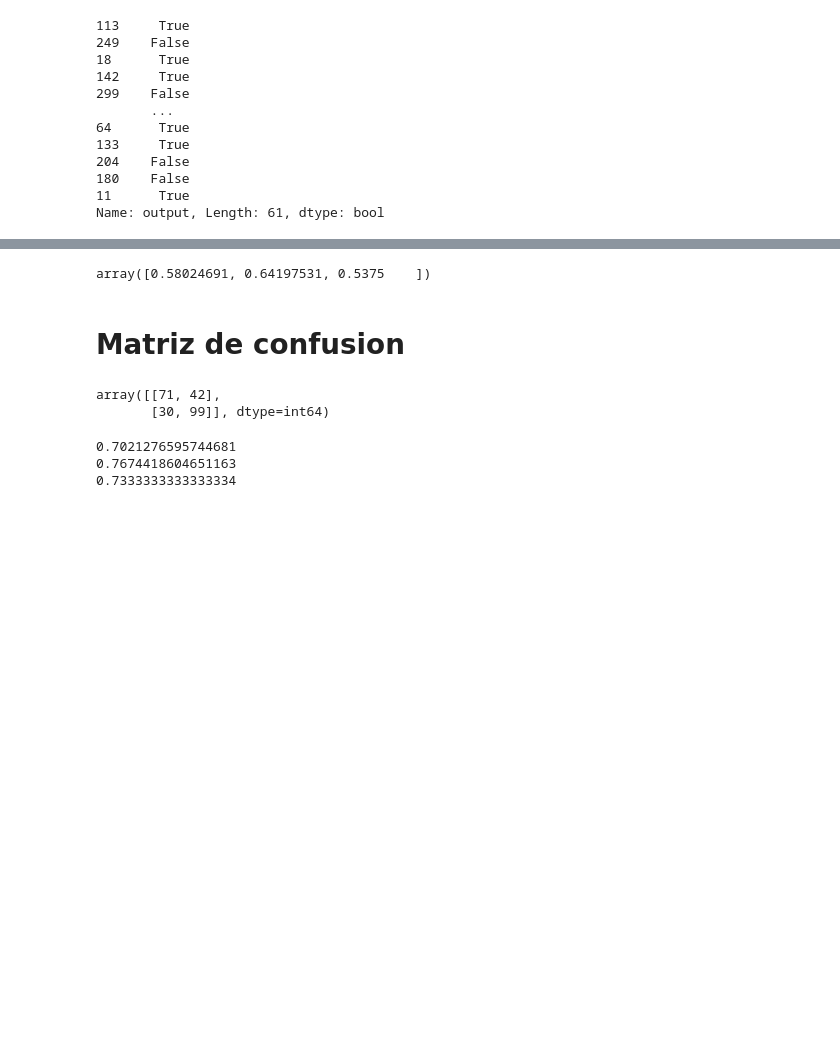
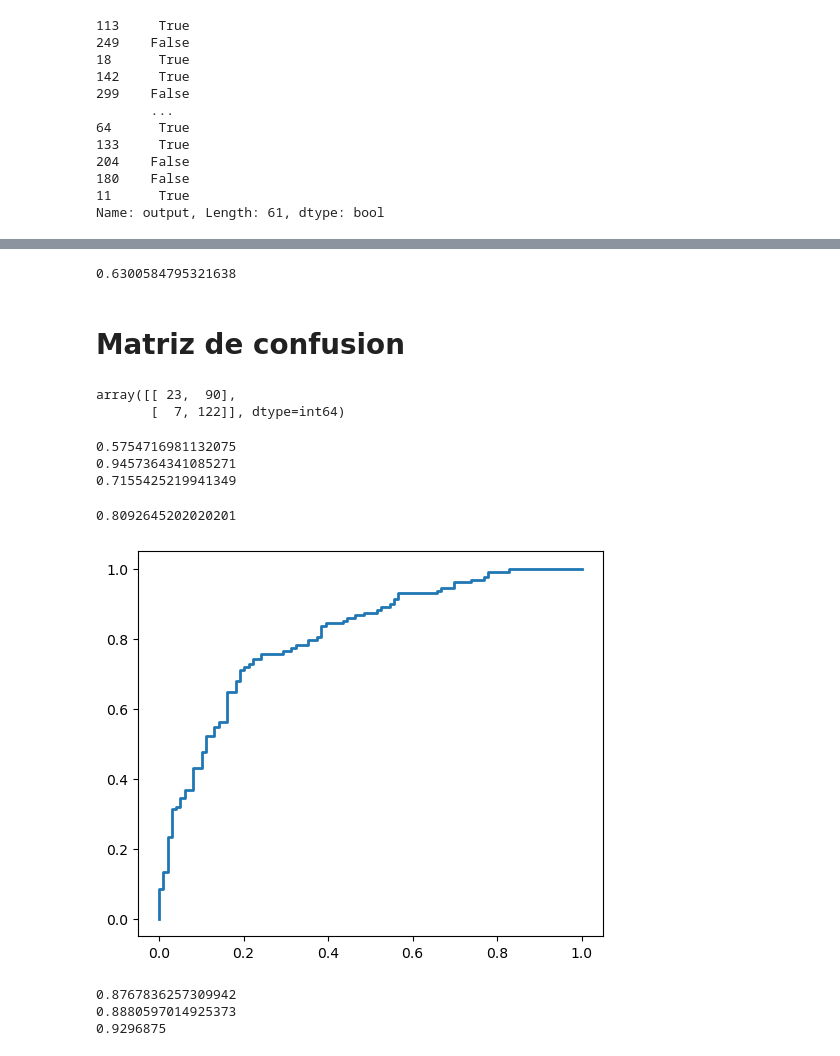
Before and after one commit to daferre01/BIGDATA-IA, a Jupyter notebook: IA/MachineLearning/REGRESION/heartattack/heart.ipynb, the cells around one changed output, grey strips where cells are left out. Drawn from its saved outputs; the diff is of its cells as text; code cells hidden in the pictures; blank space fills up the shorter version.

```diff
--- a/IA/MachineLearning/REGRESION/heartattack/heart.ipynb
+++ b/IA/MachineLearning/REGRESION/heartattack/heart.ipynb
@@ -35,7 +35,7 @@ def train(pd):
     y = pd["output"].copy()
     x = pd.drop(['output'],axis=1)
 
-    x_train, x_test, y_train, y_test = train_test_split(x, y, test_size=0.2, random_state=4)
+    x_train, x_test, y_train, y_test = train_test_split(x, y, test_size=0.25)
 
     print(f'({len(x_train)+len(y_train)},{(len(x_test)+len(y_test))})')
 
@@ -421,8 +420,9 @@ SGDClassifier()
 # %%
 from sklearn.model_selection import cross_val_score
-cross_val_score(sgd_clf, x_train, y_train, cv=3, scoring="accuracy")
+ret = cross_val_score(sgd_clf, x_train, y_train, cv=3, scoring="accuracy")
+print(np.mean(ret))
 # %% [output]
-array([0.58024691, 0.64197531, 0.5375    ])
+0.6300584795321638
 # %% [markdown]
 # Matriz de confusion
 # %%
@@ -434,14 +434,44 @@ from sklearn.metrics import confusion_matrix
 cm = confusion_matrix(y_train, y_train_pred)
 cm
 # %% [output]
-array([[71, 42],
-       [30, 99]], dtype=int64)
+array([[ 23,  90],
+       [  7, 122]], dtype=int64)
 # %%
 from sklearn.metrics import precision_score, recall_score, f1_score
 print(precision_score(y_train, y_train_pred))
 print(recall_score(y_train, y_train_pred))
 print(f1_score(y_train, y_train_pred))
 # %% [output]
-0.7021276595744681
-0.7674418604651163
-0.7333333333333334
+0.5754716981132075
+0.9457364341085271
+0.7155425219941349
+# %%
+from sklearn.metrics import roc_curve
+
+#y_for = cross_val_predict(sgd_clf, x_train, y_train, cv=3, method="predict_proba")
+sgd_clf.fit(x_train, y_train)
+y_for = sgd_clf.decision_function(x_train)
+#y_scores = y_for[:, 1]
+fpr, tpr, thresholds = roc_curve(y_train, y_for)
+plt.figure(figsize=(6, 5))  # extra code – not needed, just formatting
+plt.plot(fpr, tpr, linewidth=2, label="ROC curve")
+print(roc_auc_score(y_train, y_for))
+#y_for
+# %% [output]
+0.8092645202020201
+[figure, added]
+# %%
+from sklearn.ensemble import RandomForestClassifier
+
+forest_clf = RandomForestClassifier()
+ret = cross_val_score(forest_clf, x_train, y_train, cv=3, scoring="accuracy")
+print(np.mean(ret))
+
+y_train_forest = cross_val_predict(forest_clf, x_train, y_train, cv=3)
+#print(roc_auc_score(y_train, y_scores_forest))
+print(precision_score(y_train, y_train_forest))
+print(recall_score(y_train, y_train_forest))
+# %% [output]
+0.8767836257309942
+0.8880597014925373
+0.9296875
```
Also changed, not shown: parts of 7 cells of this notebook.
